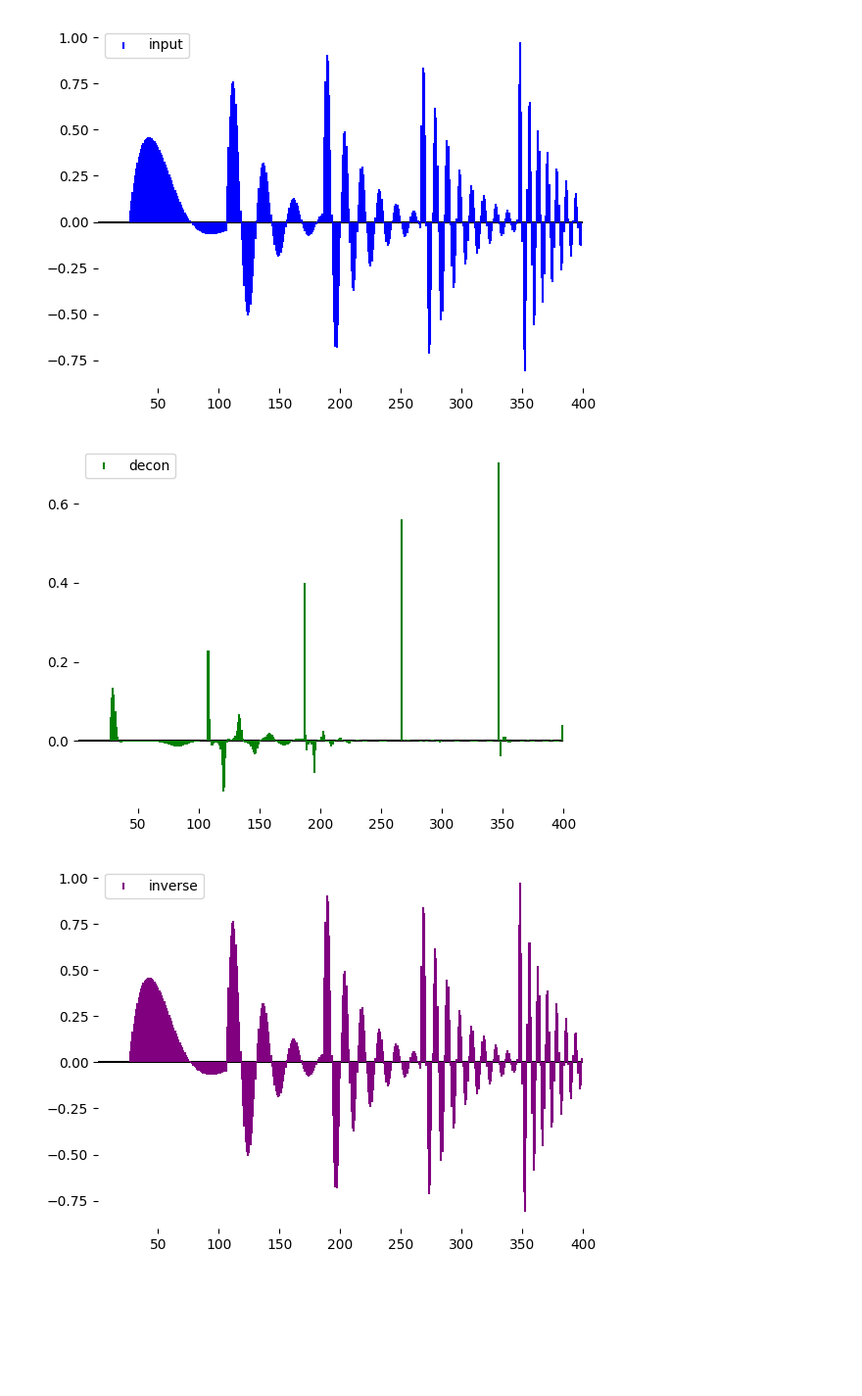
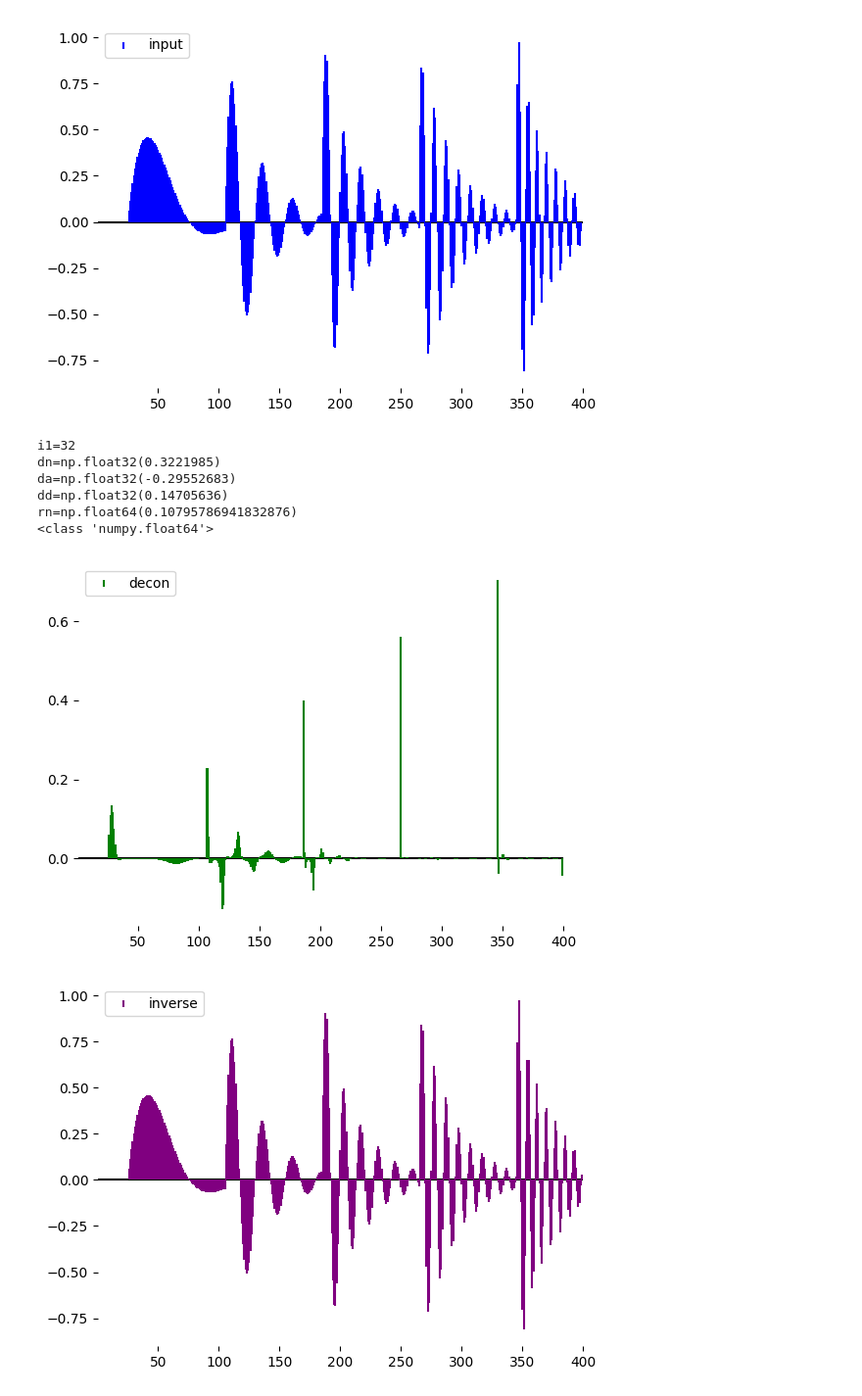
Before and after one commit to jonatchoum/pef_perso_gitpod2, a Jupyter notebook: PEF_python.ipynb, the cells around one changed output. Shown at 98% size. Drawn from its saved outputs; the diff is of its cells as text; code cells hidden in the pictures; blank space fills up the shorter version.

```diff
--- a/PEF_python.ipynb
+++ b/PEF_python.ipynb
@@ -8,15 +8,16 @@ n1 = 400
 
 # exponentially decaying sinusoids with different frequencies
 inp = np.zeros(n1, dtype=np.float32)
-for j in range(n1 // 15, n1, n1 // 5):
+for j in range((n1 // 15), n1, n1 // 5):
     wave = np.zeros(n1, dtype=np.float32)
-    for x in range(j, 399):
+    for x in range(j, 399+1):
         y = (x - j) / 400
-        wave[x] = np.exp(-y * 15) * np.sin(y * 0.95 * j)
+        wave[x-1] = np.exp(-y * 15) * np.sin(y * 0.95 * j)
     inp += wave
 
 res = np.copy(inp)
 bak = np.copy(inp)
+np.save("./npy/p_inp_base.npy",inp)
 # %%
 import matplotlib.pyplot as plt
 # %%
@@ -82,7 +83,7 @@ def stream(inv, d, r, na, lambd):
     na (int): Number of coefficients.
     lambd (float): Lambda parameter (λ).
     """
-    a = np.zeros(na)  # streaming PEF
+    a = np.zeros(na,dtype=np.float32)  # streaming PEF
     dd = da = 0.0  # d (dot) d, d (dot) a
 
     for ia in range(na):
@@ -92,14 +93,16 @@ def stream(inv, d, r, na, lambd):
             r[ia] = d[ia]
         dd += d[ia] * d[ia]
 
-    for i1 in range(na, len(d)):
+    rn = np.float64("0.")
+    for i1 in range(na, n1):
         if inv:  # from r to d
             rn = r[i1] / lambd
             dn = rn * (lambd + dd) - da
             d[i1] = dn
         else:  # from d to r
             dn = d[i1]
-            rn = (dn + da) / (lambd + dd)
+            # rn = (dn + da) / (lambd + dd)
+            rn = np.divide(np.add(dn, da, dtype=np.float64), np.add(lambd, dd,dtype=np.float64),dtype=np.float64)
             r[i1] = lambd * rn
 
         # update PEF
@@ -114,11 +117,19 @@ def stream(inv, d, r, na, lambd):
 # %%
 # Call the stream function
 stream(False, inp, res, 2, 0.1)
+np.save("./npy/p_inp.npy",inp)
+np.save("./npy/p_res.npy",res)
 
 # Create the stem plot for the result
 plot_decon = stems(res, "decon", "green")
 # %% [output]
+i1=32
+dn=np.float32(0.3221985)
+da=np.float32(-0.29552683)
+dd=np.float32(0.14705636)
+rn=np.float64(0.10795786941832876)
+<class 'numpy.float64'>
-[figure, old version]
+[figure, new version]
 # %%
 # Call the stream function with inverse set to True
 stream(True, bak, res, 2, 0.1)
```
Also changed, not shown: parts of 11 cells of this notebook.
